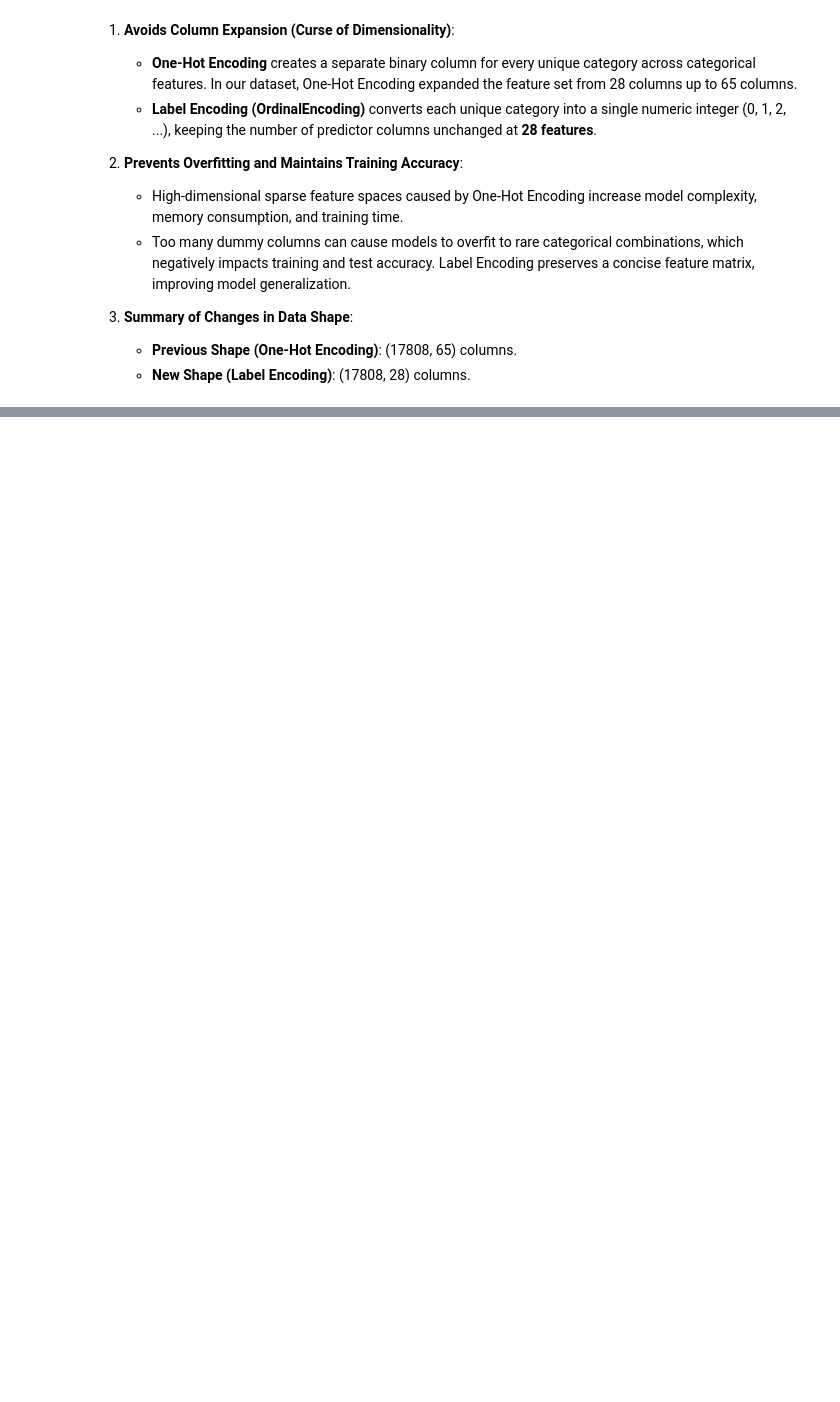
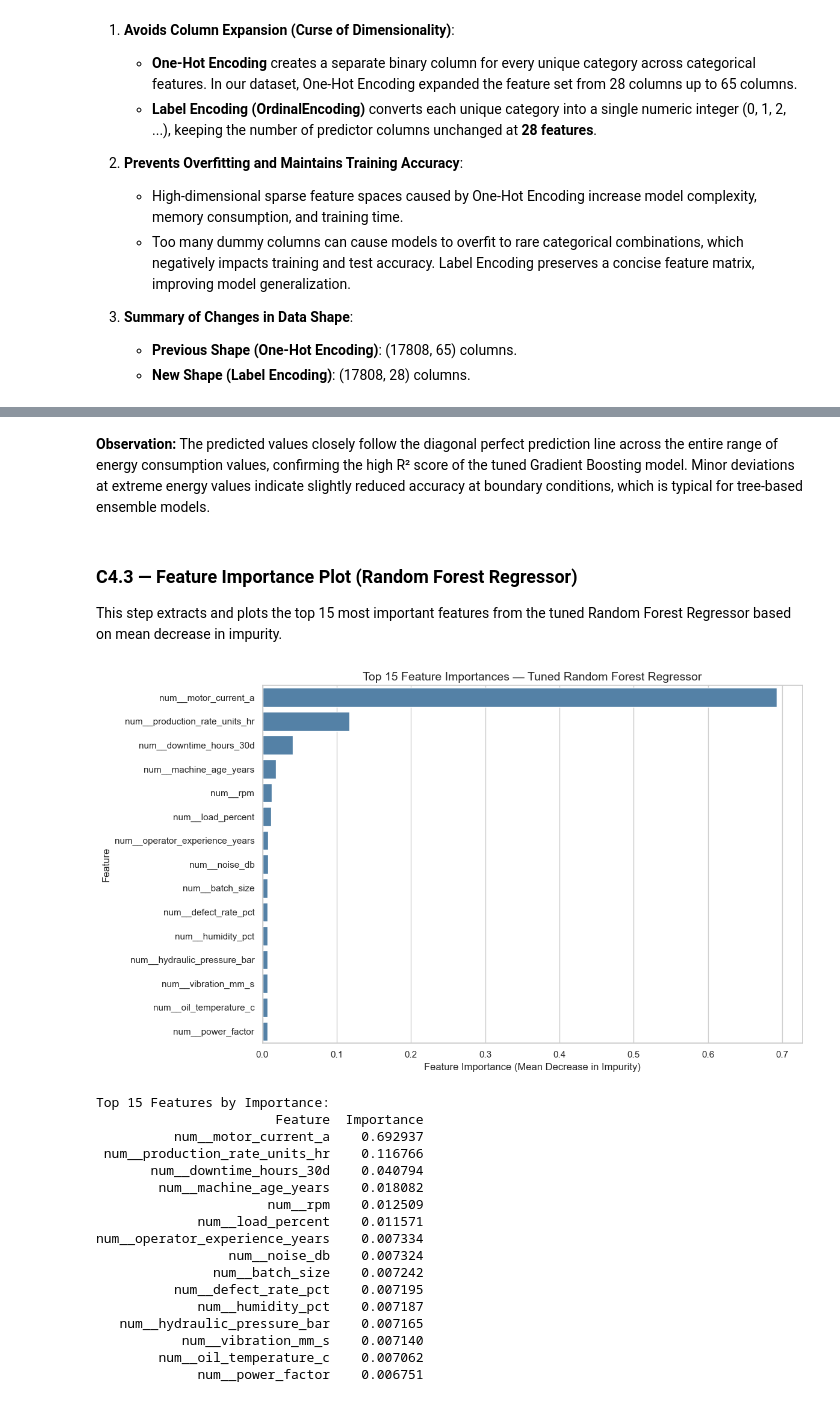
Before and after one commit to varanasirohit2006/Case_Study_Machine_Learning, a Jupyter notebook: Review1.ipynb, the cells around one changed output, grey strips where cells are left out. Cells and saved outputs as stored; diff of their text form; code cells hidden in the pictures; blank space fills up the shorter version.

```diff
--- a/Review1.ipynb
+++ b/Review1.ipynb
@@ -1573,0 +2725,58 @@ Classification train: 0
+# %% [markdown]
+**Observation:** The predicted values closely follow the diagonal perfect prediction line across the entire range of energy consumption values, confirming the high R² score of the tuned Gradient Boosting model. Minor deviations at extreme energy values indicate slightly reduced accuracy at boundary conditions, which is typical for tree-based ensemble models.
+# %% [markdown]
+### C4.3 — Feature Importance Plot (Random Forest Regressor)
+
+This step extracts and plots the top 15 most important features from the tuned Random Forest Regressor based on mean decrease in impurity.
+# %%
+# Feature Importance Plot for Tuned Random Forest Regressor
+
+feature_names = reg_preprocessor.get_feature_names_out()
+
+importance_df = pd.DataFrame({
+    "Feature": feature_names,
+    "Importance": best_rf_tuned.feature_importances_
+})
+
+importance_df = importance_df.sort_values(
+    by="Importance",
+    ascending=False
+).head(15)
+
+plt.figure(figsize=(12, 7))
+
+sns.barplot(
+    data=importance_df,
+    x="Importance",
+    y="Feature",
+    color="steelblue"
+)
+
+plt.title("Top 15 Feature Importances — Tuned Random Forest Regressor", fontsize=14)
+plt.xlabel("Feature Importance (Mean Decrease in Impurity)", fontsize=12)
+plt.ylabel("Feature", fontsize=12)
+
+plt.tight_layout()
+plt.show()
+
+print("\nTop 15 Features by Importance:")
+print(importance_df.to_string(index=False))
+# %% [output]
+[figure, added]
+Top 15 Features by Importance:
+                       Feature  Importance
+          num__motor_current_a    0.692937
+ num__production_rate_units_hr    0.116766
+       num__downtime_hours_30d    0.040794
+        num__machine_age_years    0.018082
+                      num__rpm    0.012509
+             num__load_percent    0.011571
+num__operator_experience_years    0.007334
+                 num__noise_db    0.007324
+               num__batch_size    0.007242
+          num__defect_rate_pct    0.007195
+             num__humidity_pct    0.007187
+   num__hydraulic_pressure_bar    0.007165
+           num__vibration_mm_s    0.007140
+        num__oil_temperature_c    0.007062
+             num__power_factor    0.006751
```
Also changed, not shown: parts of 65 cells of this notebook.
